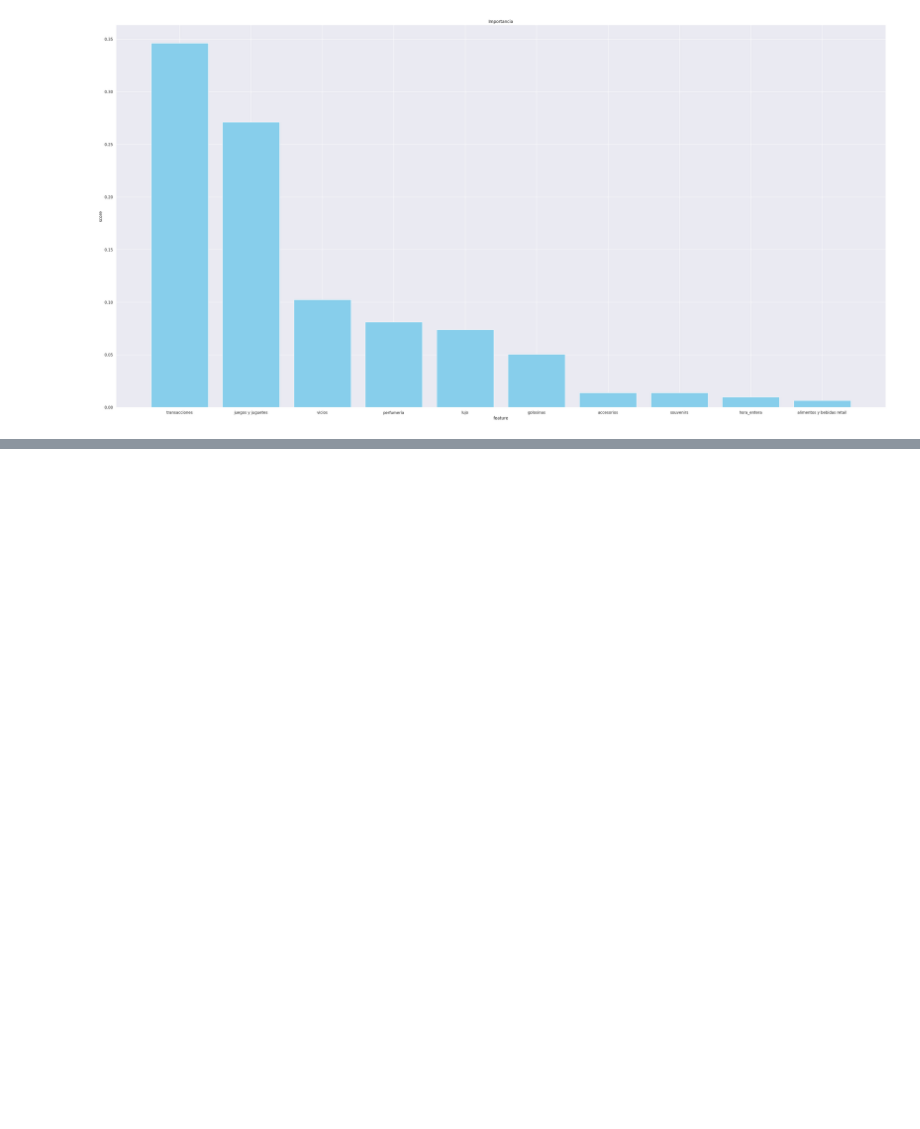
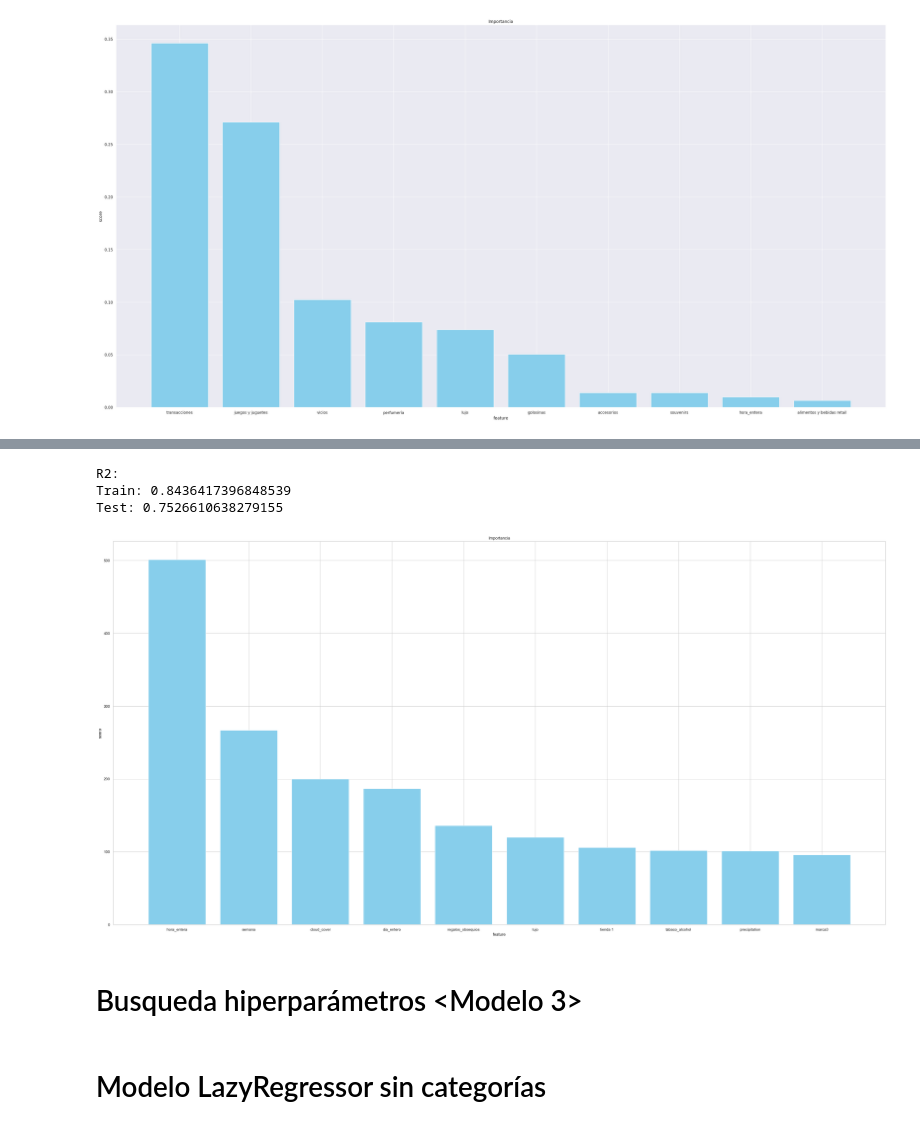
Before and after one commit to Porras53/Proyecto-Ciencia-de-datos-202320, a Jupyter notebook: Proyecto OPAIN.ipynb, the cells around one changed output, grey strips where cells are left out. Cells and saved outputs as stored; diff of their text form; code cells hidden in the pictures; blank space fills up the shorter version.

```diff
--- a/Proyecto OPAIN.ipynb
+++ b/Proyecto OPAIN.ipynb
@@ -1352,0 +1674,6 @@ plt.show()
+# %%
+from lightgbm import LGBMRegressor
+
+model = LGBMRegressor(random_state=123)
+
+model.fit(X_train, y_train)
@@ -1353,4 +1689,34 @@ plt.show()
+# %%
+# Evaluar con test
+
+print("R2:")
+print("Train:", r2_score(y_train, model.predict(X_train)))
+print("Test:", r2_score(y_test, model.predict(X_test)))
+# %% [output]
+R2:
+Train: 0.8436417396848539
+Test: 0.7526610638279155
+# %%
+importances =pd.DataFrame({'feature': X_train.columns.array, 'score': model.feature_importances_})
+importances.sort_values(by='score', ascending=False, inplace=True)
+
+plot = importances.head(10)
+# %%
+plt.figure(figsize=(40, 20))
+plt.bar(plot['feature'], plot['score'], color='skyblue')
+plt.xlabel('feature')
+plt.ylabel('score')
+plt.title('Importancia')
+
+# Mostrar el diagrama de barras
+plt.show()
+# %% [output]
+[figure, added]
+# %% [markdown]
+# Busqueda hiperparámetros <Modelo 3>
 # %%
 
 # Dejar el modelo armado
 # Conclusiones
+# %% [markdown]
+# Modelo LazyRegressor sin categorías
```
Also changed, not shown: parts of 92 cells of this notebook.
